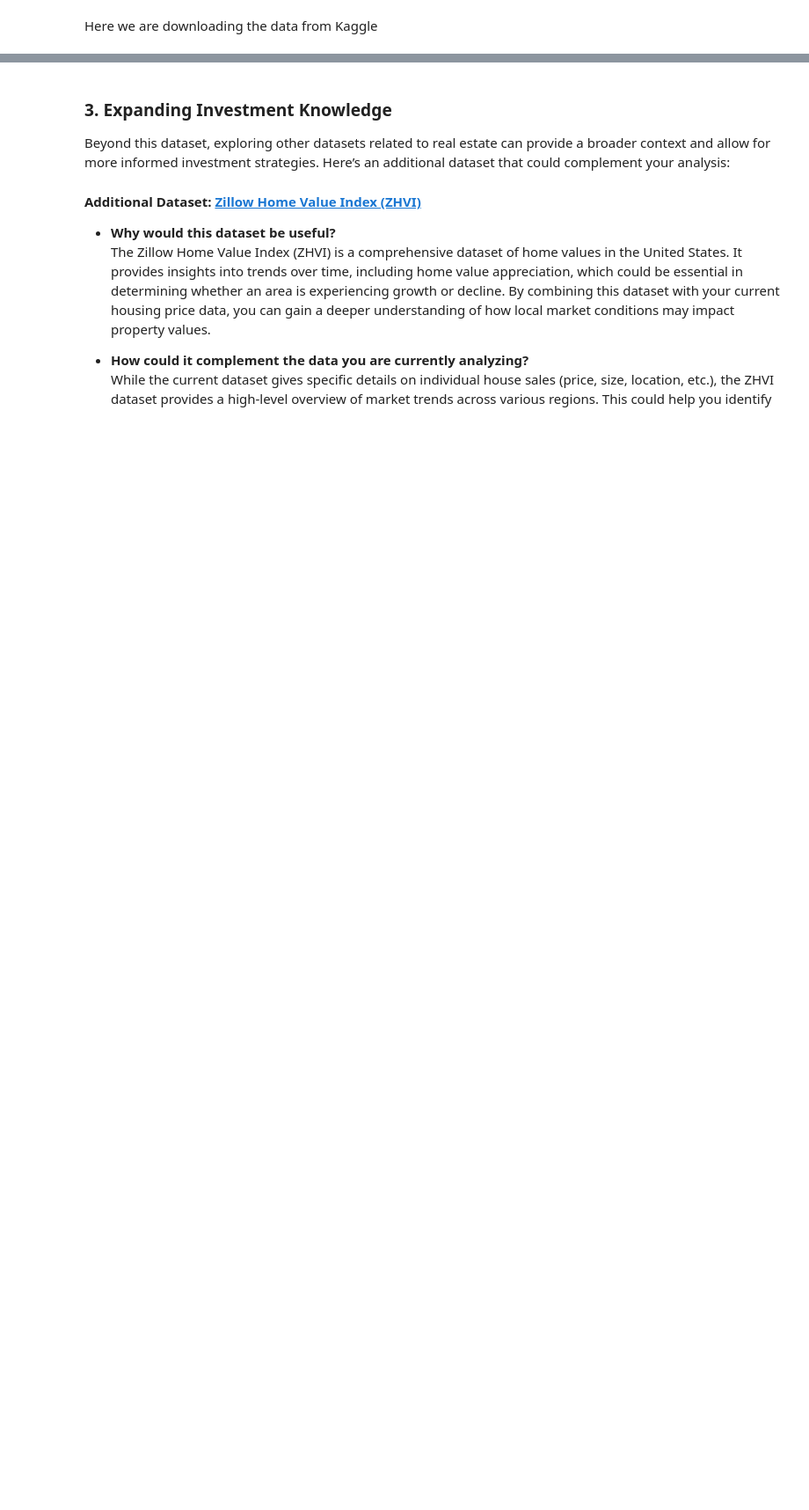
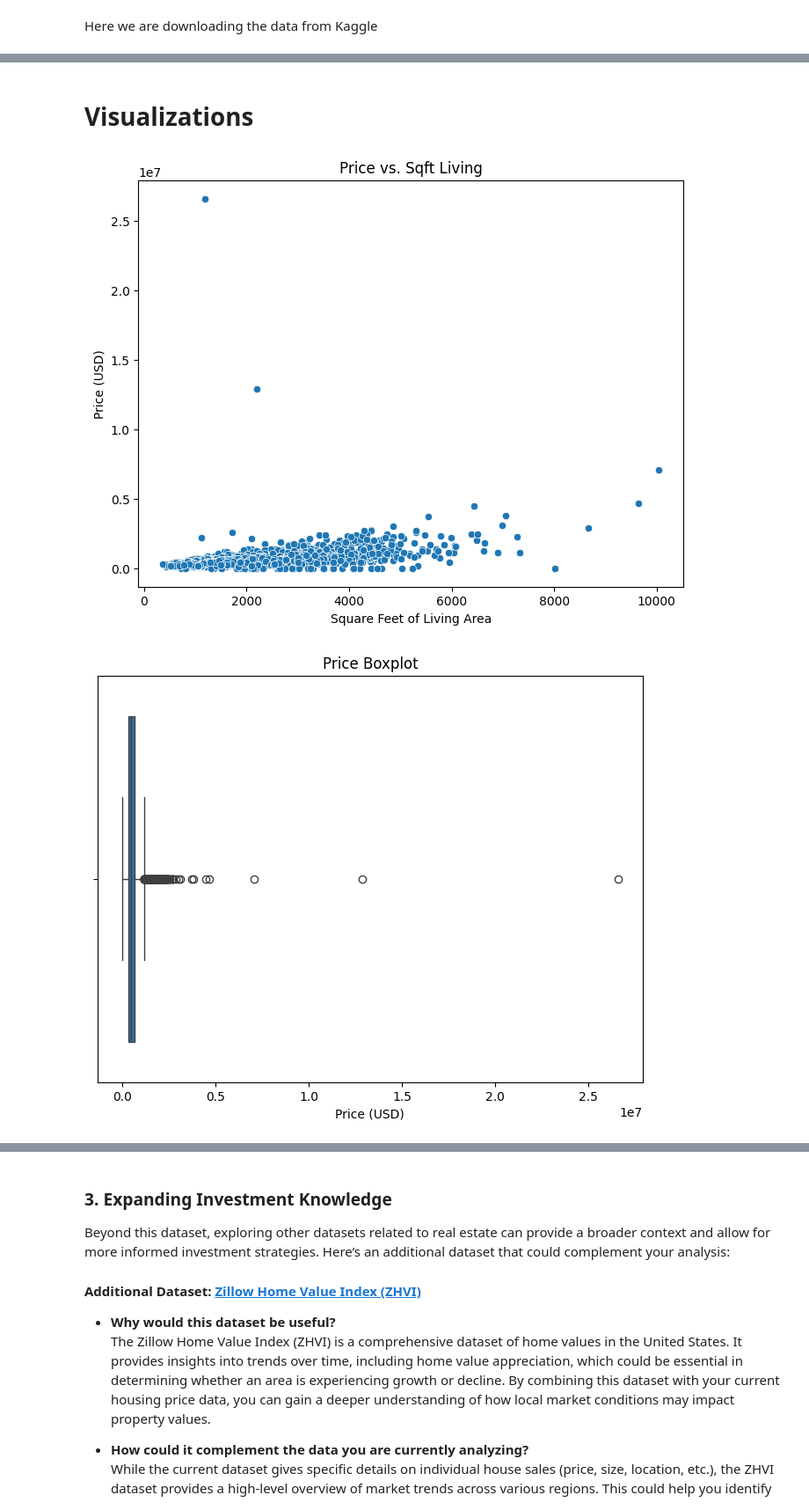
Before and after one commit to cohenkslaf/Getting_into_Business, a Jupyter notebook: Data_Understanding.ipynb, the cells around one changed output, grey strips where cells are left out. Shown: that part at 88% size. Drawn from its saved outputs; the diff is of its cells as text; code cells hidden in the pictures; blank space fills up the shorter version.

```diff
--- a/Data_Understanding.ipynb
+++ b/Data_Understanding.ipynb
@@ -379,0 +262,22 @@ Series([], dtype: int64)
+# %% [markdown]
+# Visualizations
+# %%
+
+
+# 1. Scatter plot to explore 'Price' vs 'Sqft Living'
+plt.figure(figsize=(8, 6))
+sns.scatterplot(data=data, x='sqft_living', y='price')
+plt.title('Price vs. Sqft Living')
+plt.xlabel('Square Feet of Living Area')
+plt.ylabel('Price (USD)')
+plt.show()
+
+# 2. Boxplot for 'Price' to identify outliers
+plt.figure(figsize=(8, 6))
+sns.boxplot(x=data['price'])
+plt.title('Price Boxplot')
+plt.xlabel('Price (USD)')
+plt.show()
+# %% [output]
+[figure, added]
+[figure, added]
```
Also changed, not shown: parts of 11 cells of this notebook.
